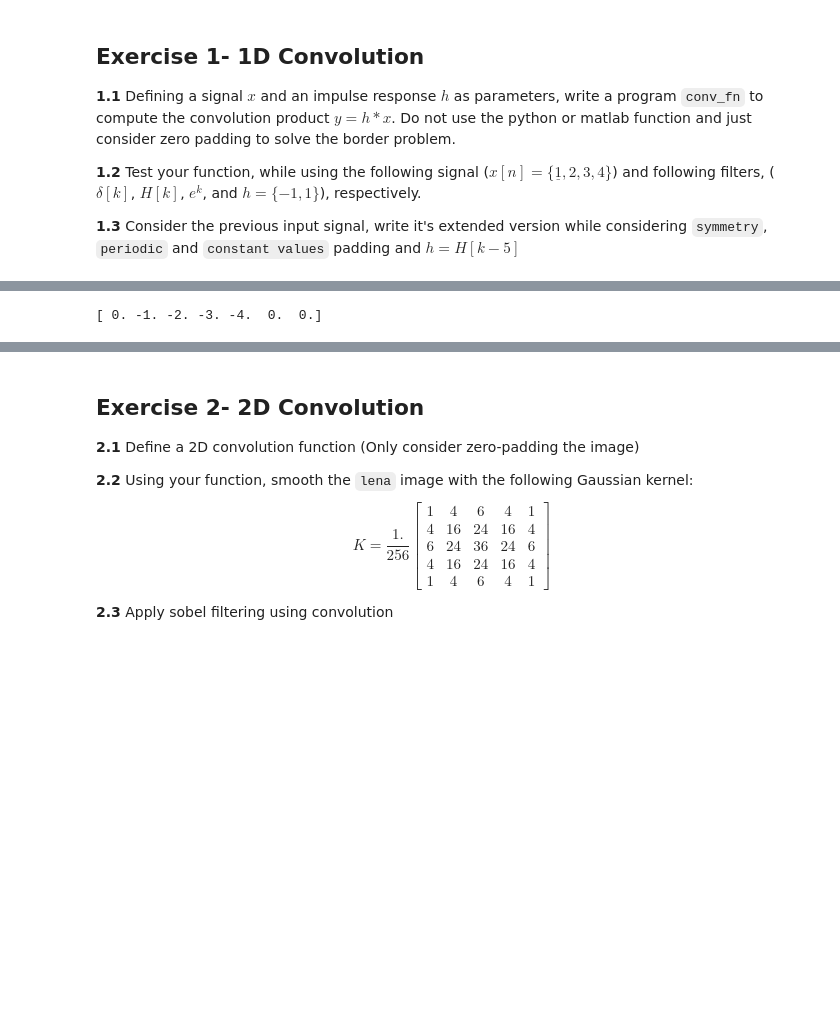
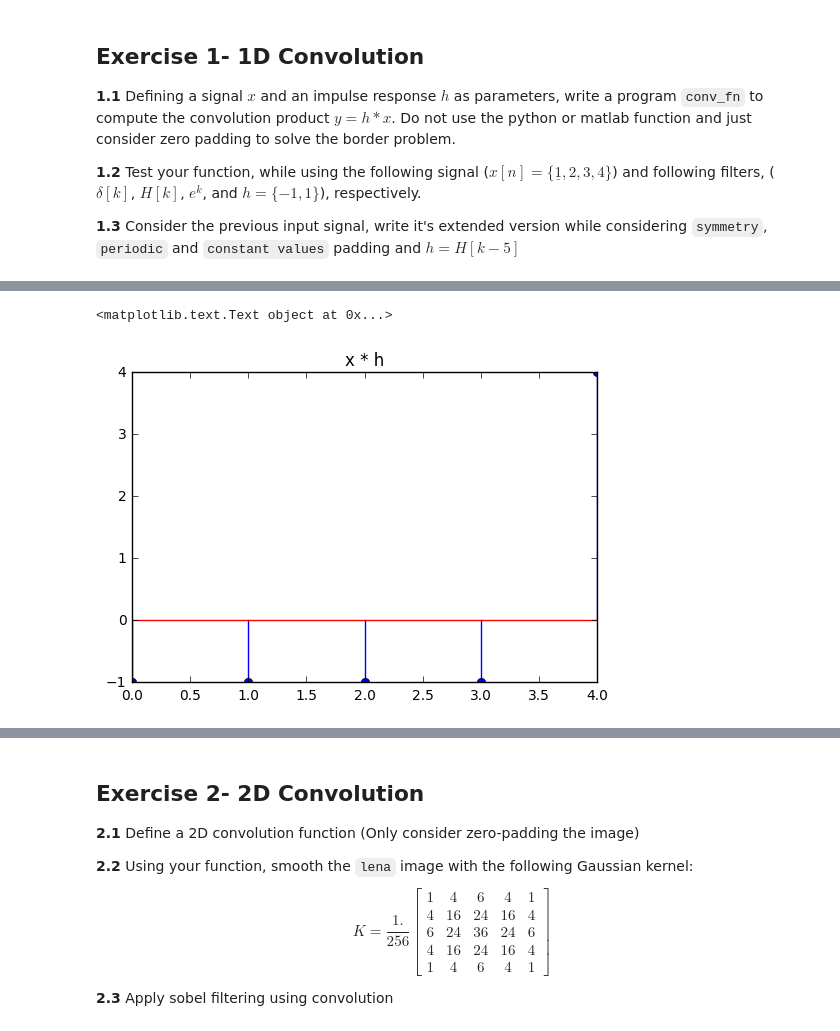
Before and after one commit to gopi231091/DSP-TP-1617, a Jupyter notebook: Lab3/python/Lab3.ipynb, the cells around one changed output, grey strips where cells are left out. Saved outputs shown, nothing was run; the diff lists cells and outputs as text; code cells hidden in the pictures; blank space fills up the shorter version.

```diff
--- a/Lab3/python/Lab3.ipynb
+++ b/Lab3/python/Lab3.ipynb
@@ -43,6 +88,10 @@ def conv_fn(x,h):
 # %%
 x = [1,2,3,4]
 h = [-1,1]
-print(conv_fn(x,h))
+
+plt.figure()
+plt.stem(conv_fn(x,h))
+plt.title('x * h')
 # %% [output]
-[ 0. -1. -2. -3. -4.  0.  0.]
+<matplotlib.text.Text object at 0x...>
+[figure, added]
```
Also changed, not shown: parts of 10 cells of this notebook, 1 other file.
